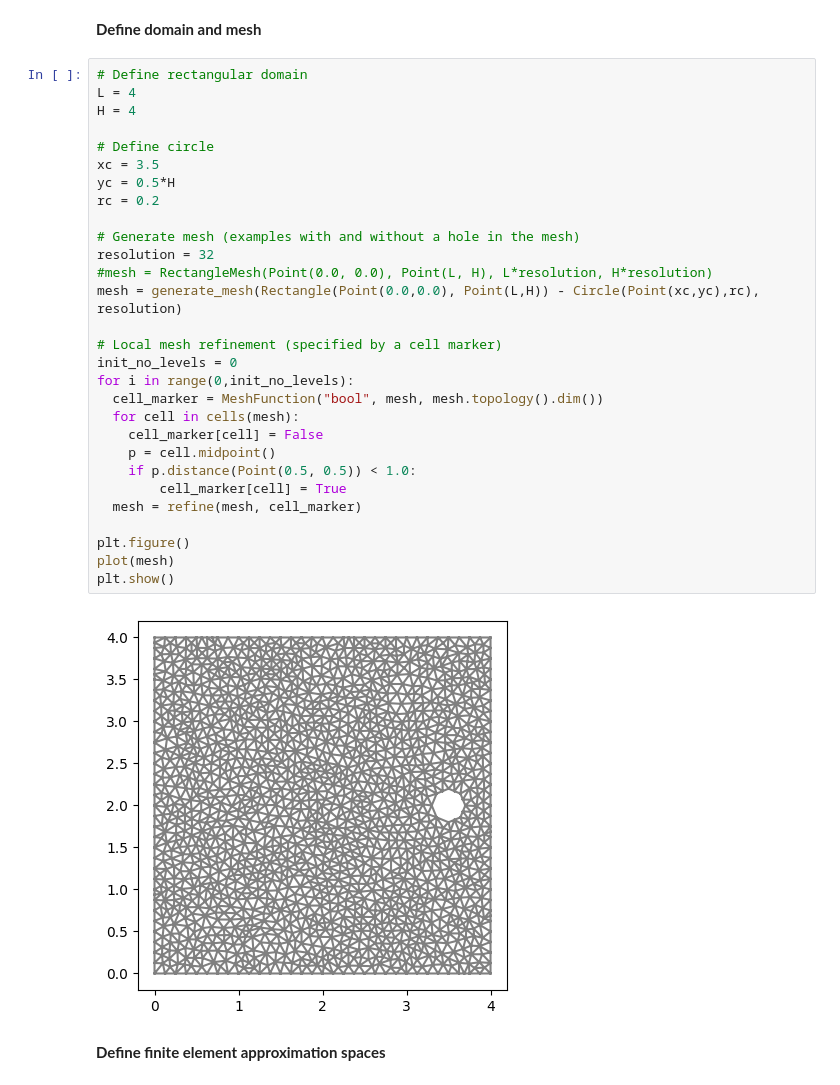
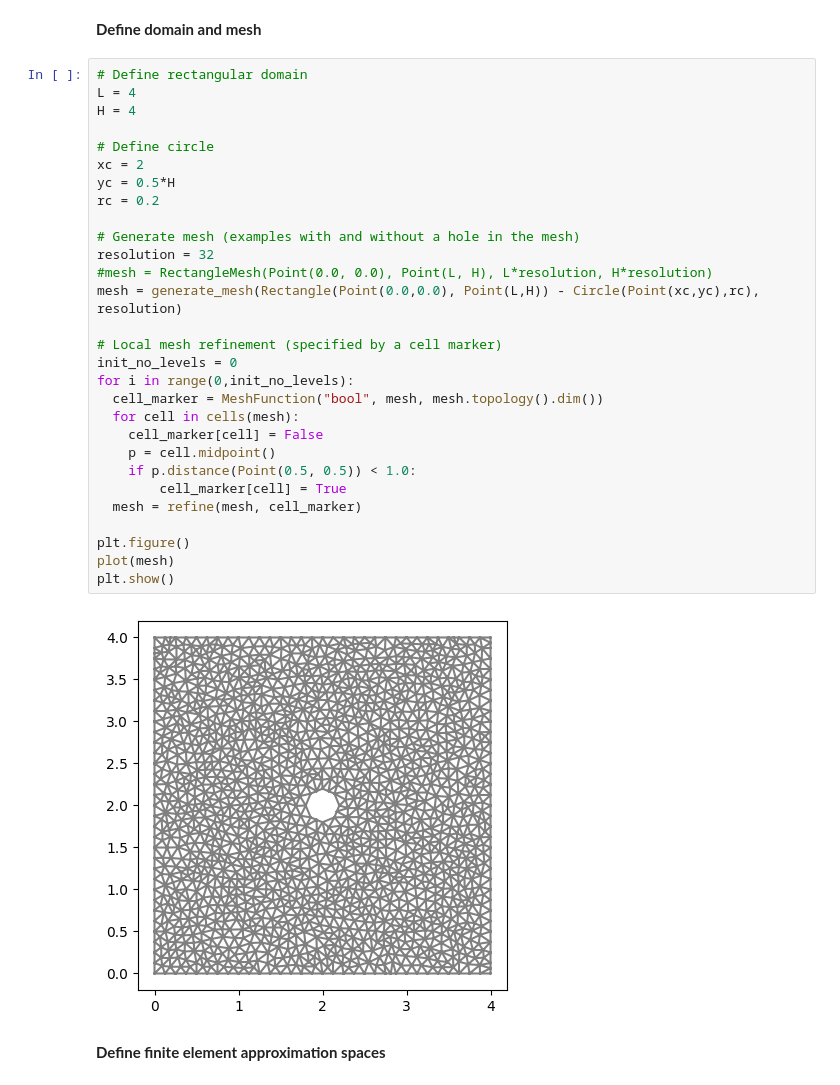
Before and after one commit to elinsyn/Fluid_mechanics, a Jupyter notebook: Adaptive_mesh_refinement.ipynb, the cells around one changed output. Saved outputs shown, nothing was run; the diff lists cells and outputs as text.

```diff
--- a/Adaptive_mesh_refinement.ipynb
+++ b/Adaptive_mesh_refinement.ipynb
@@ -154,34 +154,34 @@ To read more about how to use similar methods for more complex problems, see e.g
 # %%
 # Define rectangular domain
 L = 4
 H = 4
 
 # Define circle
-xc = 3.5
+xc = 2
 yc = 0.5*H
 rc = 0.2
 
 # Generate mesh (examples with and without a hole in the mesh)
 resolution = 32
 #mesh = RectangleMesh(Point(0.0, 0.0), Point(L, H), L*resolution, H*resolution)
 mesh = generate_mesh(Rectangle(Point(0.0,0.0), Point(L,H)) - Circle(Point(xc,yc),rc), resolution)
 
 # Local mesh refinement (specified by a cell marker)
 init_no_levels = 0
 for i in range(0,init_no_levels):
   cell_marker = MeshFunction("bool", mesh, mesh.topology().dim())
   for cell in cells(mesh):
     cell_marker[cell] = False
     p = cell.midpoint()
     if p.distance(Point(0.5, 0.5)) < 1.0:
         cell_marker[cell] = True
   mesh = refine(mesh, cell_marker)
 
 plt.figure()
 plot(mesh)
 plt.show()
 # %% [output]
-[figure, old version]
+[figure, new version]
 # %% [markdown]
 **Define finite element approximation spaces**
 # %%
```
Also changed, not shown: parts of 4 cells of this notebook.
